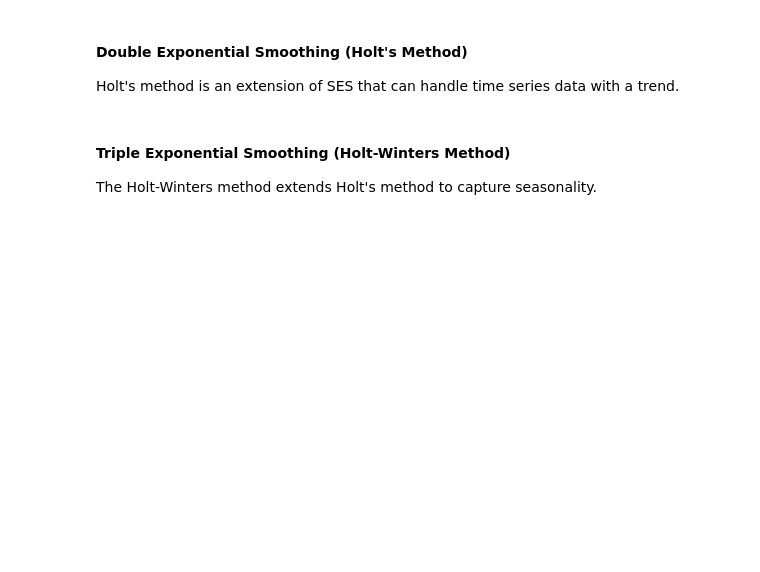
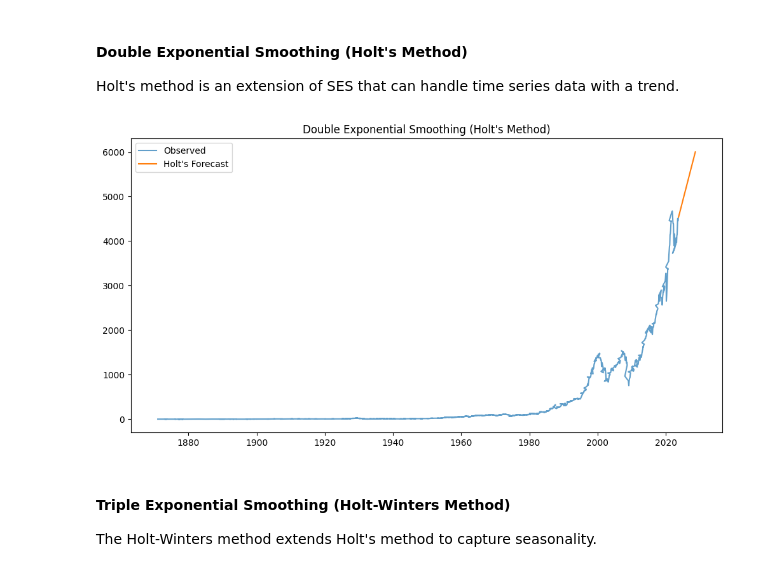
Before and after one commit to course-files/TimeSeriesForecastingandNeuralNetworks, a Jupyter notebook: 1_AnalysisForecastingNeuralNetworks.ipynb, the cells around one changed output. Saved outputs shown, nothing was run; the diff lists cells and outputs as text; code cells hidden in the pictures; blank space fills up the shorter version.

```diff
--- a/1_AnalysisForecastingNeuralNetworks.ipynb
+++ b/1_AnalysisForecastingNeuralNetworks.ipynb
@@ -190,14 +313,22 @@ plt.show()
 Holt's method is an extension of SES that can handle time series data with a trend.
 # %%
 model_holt = Holt(time_series, initialization_method="estimated").fit()
-predictions_holt = model_holt.forecast(12)
+predictions_holt = model_holt.forecast(60)
+
+future_index = pd.date_range(
+    start=time_series.index[-1] + pd.offsets.MonthEnd(1),
+    periods=60,
+    freq='M')
+predictions_holt = pd.Series(predictions_holt.values, index=future_index)
 
 plt.figure(figsize=(12, 6))
-plt.plot(time_series, label='Observed')
+plt.plot(time_series, label='Observed', alpha=0.7)
 plt.plot(predictions_holt, label='Holt\'s Forecast')
 plt.title('Double Exponential Smoothing (Holt\'s Method)')
 plt.legend()
 plt.show()
+# %% [output]
+[figure, added]
 # %% [markdown]
 #### Triple Exponential Smoothing (Holt-Winters Method)
 
```
Also changed, not shown: parts of 15 cells of this notebook.
